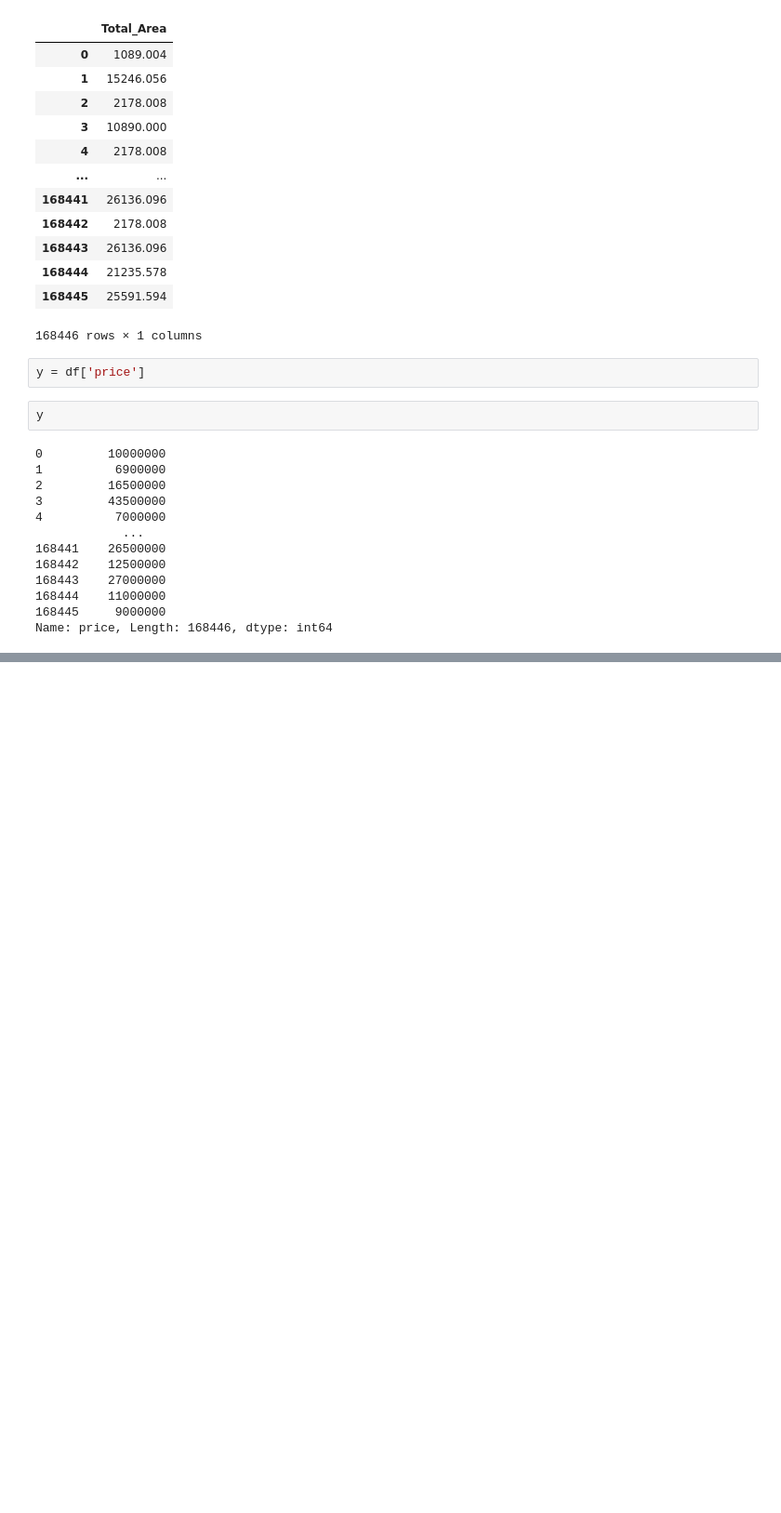
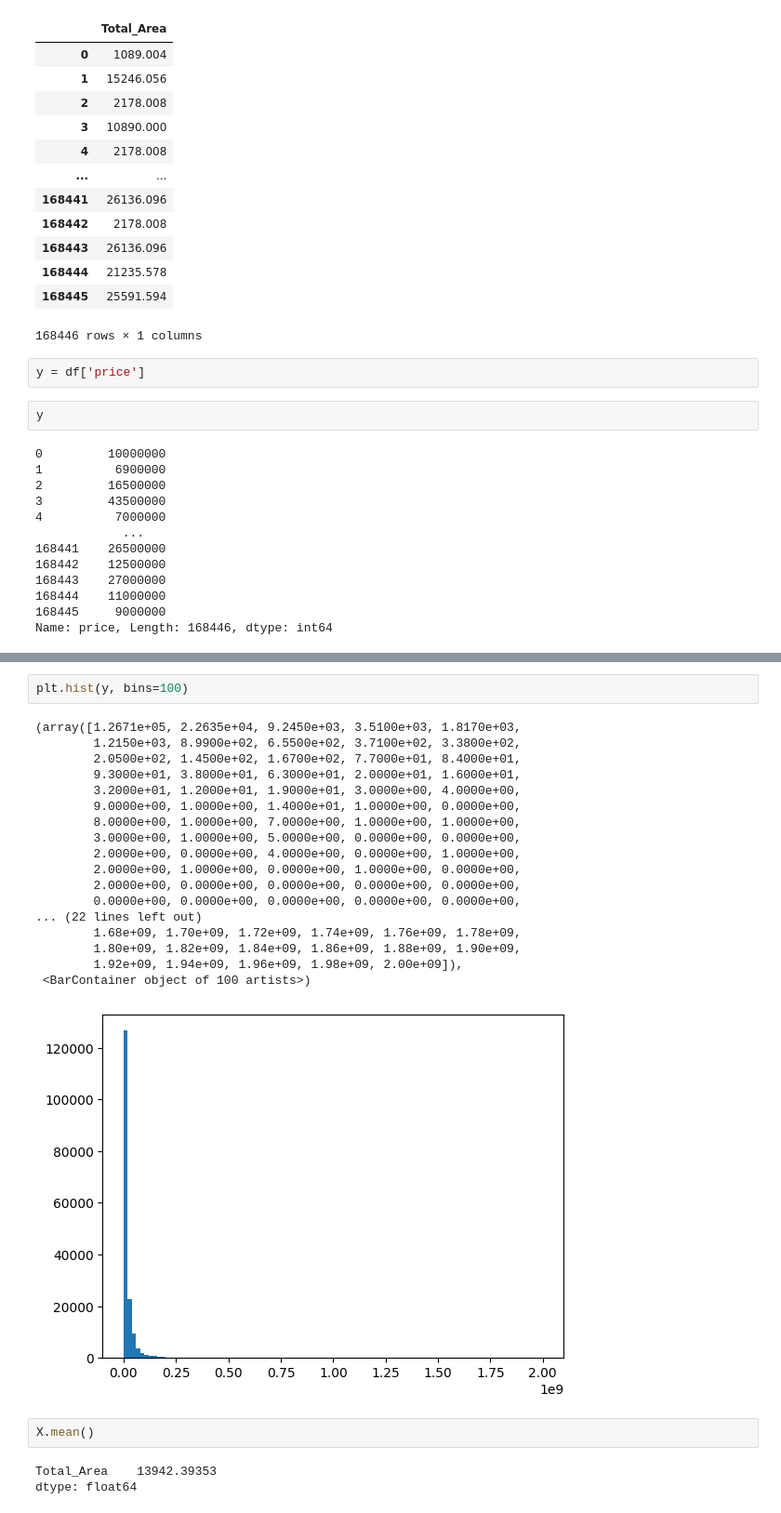
Before and after one commit to Millrocious/python-ai, a Jupyter notebook: Entities_demo.ipynb, the cells around one changed output, grey strips where cells are left out. Shown: that part at 93% size. Cells and saved outputs as stored; diff of their text form; blank space fills up the shorter version.

```diff
--- a/Entities_demo.ipynb
+++ b/Entities_demo.ipynb
@@ -98,0 +120,26 @@ Name: price, Length: 168446, dtype: int64
+# %%
+plt.hist(y, bins=100)
+# %% [output]
+(array([1.2671e+05, 2.2635e+04, 9.2450e+03, 3.5100e+03, 1.8170e+03,
+        1.2150e+03, 8.9900e+02, 6.5500e+02, 3.7100e+02, 3.3800e+02,
+        2.0500e+02, 1.4500e+02, 1.6700e+02, 7.7000e+01, 8.4000e+01,
+        9.3000e+01, 3.8000e+01, 6.3000e+01, 2.0000e+01, 1.6000e+01,
+        3.2000e+01, 1.2000e+01, 1.9000e+01, 3.0000e+00, 4.0000e+00,
+        9.0000e+00, 1.0000e+00, 1.4000e+01, 1.0000e+00, 0.0000e+00,
+        8.0000e+00, 1.0000e+00, 7.0000e+00, 1.0000e+00, 1.0000e+00,
+        3.0000e+00, 1.0000e+00, 5.0000e+00, 0.0000e+00, 0.0000e+00,
+        2.0000e+00, 0.0000e+00, 4.0000e+00, 0.0000e+00, 1.0000e+00,
+        2.0000e+00, 1.0000e+00, 0.0000e+00, 1.0000e+00, 0.0000e+00,
+        2.0000e+00, 0.0000e+00, 0.0000e+00, 0.0000e+00, 0.0000e+00,
+        0.0000e+00, 0.0000e+00, 0.0000e+00, 0.0000e+00, 0.0000e+00,
+... (22 lines left out)
+        1.68e+09, 1.70e+09, 1.72e+09, 1.74e+09, 1.76e+09, 1.78e+09,
+        1.80e+09, 1.82e+09, 1.84e+09, 1.86e+09, 1.88e+09, 1.90e+09,
+        1.92e+09, 1.94e+09, 1.96e+09, 1.98e+09, 2.00e+09]),
+ <BarContainer object of 100 artists>)
+[figure, added]
+# %%
+X.mean()
+# %% [output]
+Total_Area    13942.39353
+dtype: float64
```
Also changed, not shown: parts of 4 cells of this notebook.
